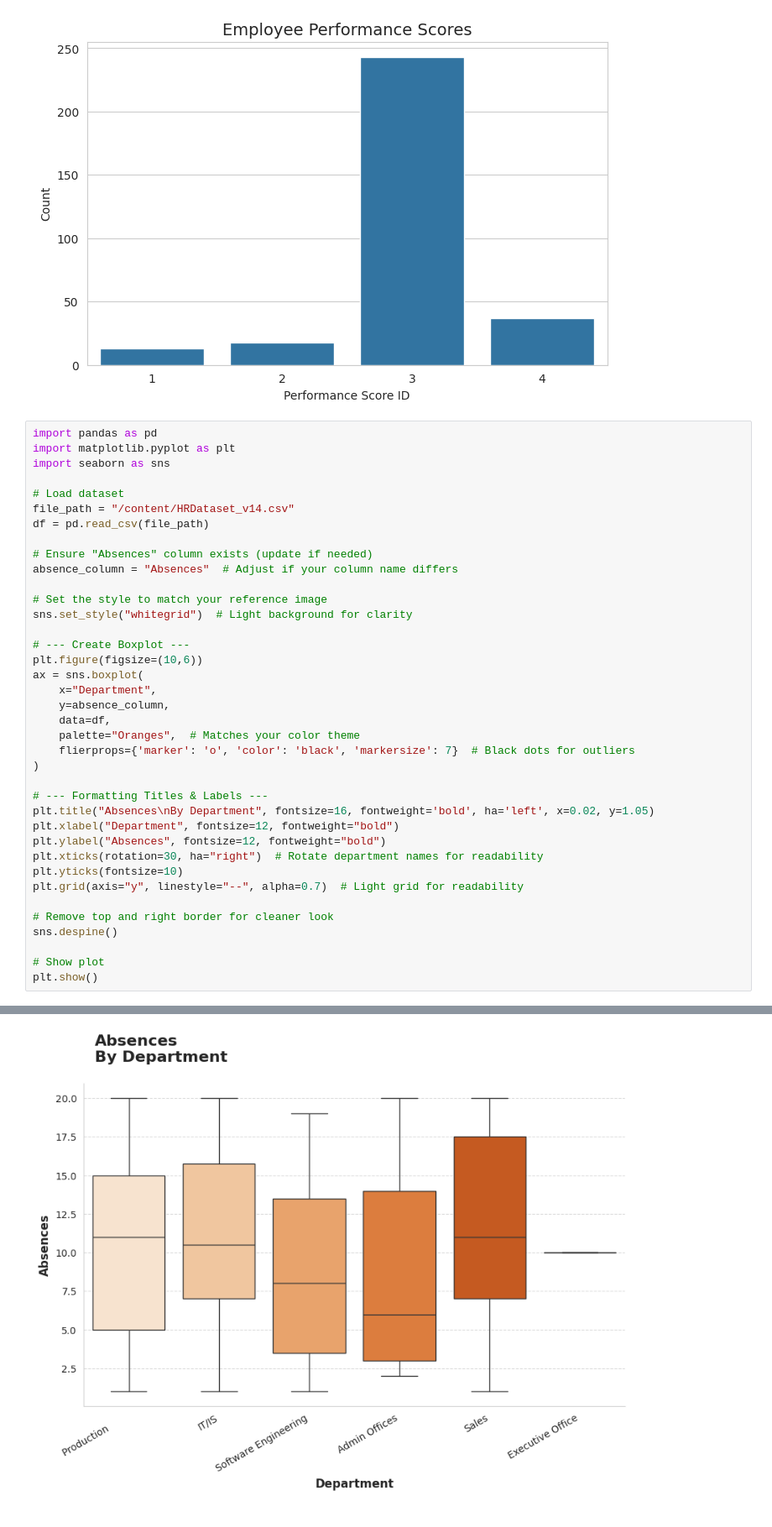
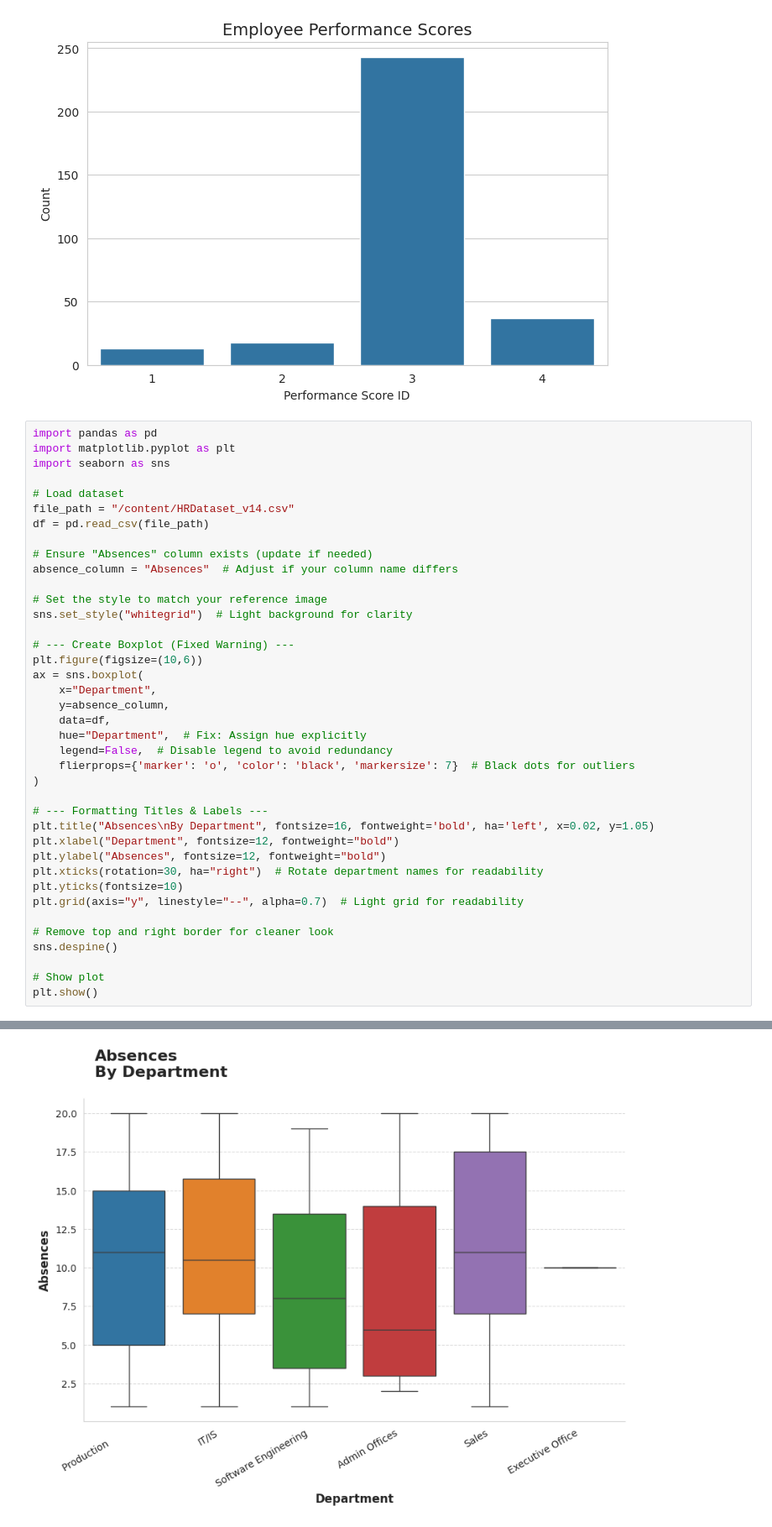
Before and after one commit to zpalevani/HRData-First, a Jupyter notebook: Human_Resources_Data_Set.ipynb, the cells around one changed output, grey strips where cells are left out. Shown at 84% size. Saved outputs shown, nothing was run; the diff lists cells and outputs as text.

```diff
--- a/Human_Resources_Data_Set.ipynb
+++ b/Human_Resources_Data_Set.ipynb
@@ -105,13 +105,14 @@ absence_column = "Absences"  # Adjust if your column name differs
 # Set the style to match your reference image
 sns.set_style("whitegrid")  # Light background for clarity
 
-# --- Create Boxplot ---
+# --- Create Boxplot (Fixed Warning) ---
 plt.figure(figsize=(10,6))
 ax = sns.boxplot(
     x="Department",
     y=absence_column,
     data=df,
-    palette="Oranges",  # Matches your color theme
+    hue="Department",  # Fix: Assign hue explicitly
+    legend=False,  # Disable legend to avoid redundancy
     flierprops={'marker': 'o', 'color': 'black', 'markersize': 7}  # Black dots for outliers
 )
 
@@ -135,4 +133,4 @@ Passing `palette` without assigning `hue` is deprecated and will be removed in v
-[figure, old version]
+[figure, new version]
 # %%
 import pandas as pd
 import matplotlib.pyplot as plt
```
Also changed, not shown: parts of 1 cell of this notebook.
